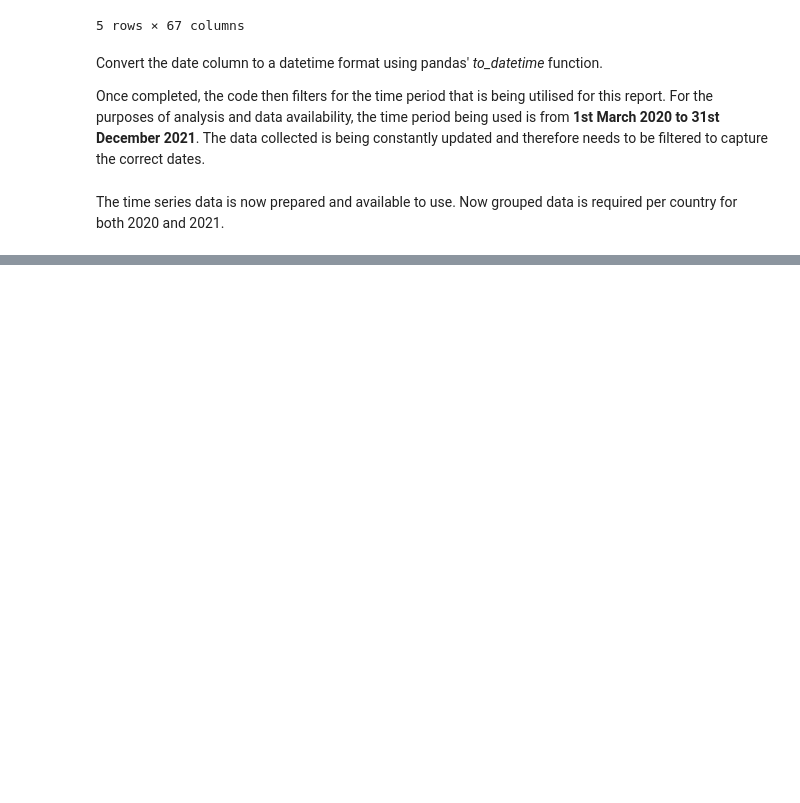
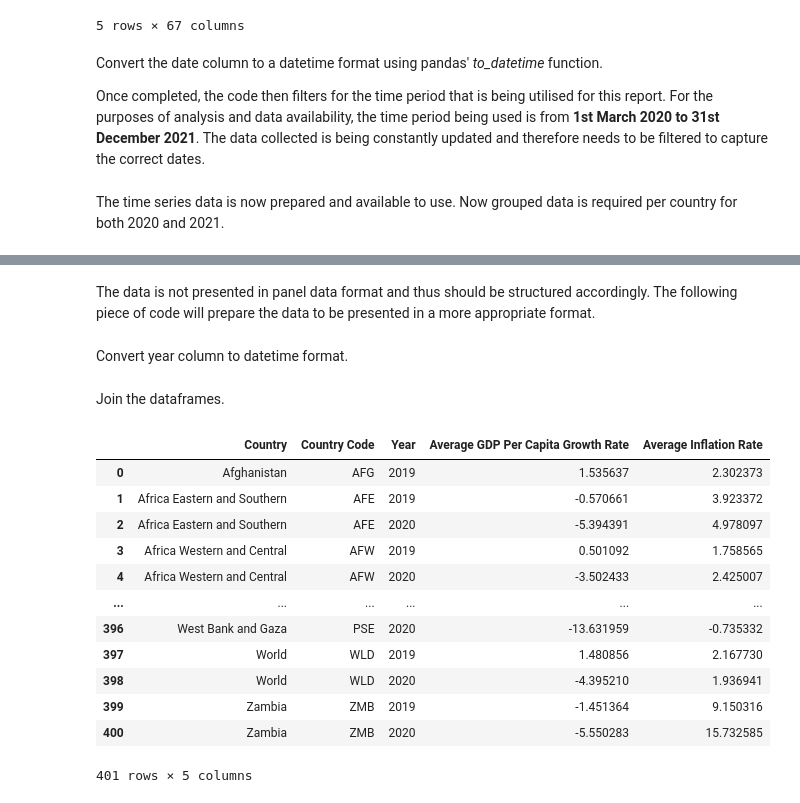
Before and after one commit to Arkiea/Project-1-group-B, a Jupyter notebook: Data Collection.ipynb, the cells around one changed output, grey strips where cells are left out. Drawn from its saved outputs; the diff is of its cells as text; code cells hidden in the pictures; blank space fills up the shorter version.

```diff
--- a/Data Collection.ipynb
+++ b/Data Collection.ipynb
@@ -118,0 +110,26 @@ There are two primary economic indicators that will be used to answer a number o
+# %%
+# Read real GDP growth data
+real_gdp = pd.read_csv('real_gdp_growth.csv')
+
+# Read inflation rate data from the worldbank API
+inflation = pd.read_csv('inflation_annual.csv')
+# %% [markdown]
+The data is not presented in panel data format and thus should be structured accordingly. The following piece of code will prepare the data to be presented in a more appropriate format.
+# %%
+# Stack data, reset index and rename columns
+real_gdp = real_gdp.set_index(['Country','Country Code', 'Indicator Name', 'Indicator Code']).\
+                    stack().reset_index().rename(columns = {'level_4' : 'Year',
+                                                            0 : 'GDP per capita growth (annual %)'})
+
+# Select only relevant columns within the real_gdp dataframe
+real_gdp = real_gdp.iloc[:,[0,1,4,5]]
+
+# Apply the above logic inflation data
+inflation = inflation.set_index(['Country','Country Code', 'Indicator Name', 'Indicator Code']).\
+                      stack().reset_index().rename(columns = {'level_4' : 'Year',
+                                                              0 : 'Inflation Rate'})
+
+# Select only relevant columns within the real_gdp dataframe
+inflation = inflation.iloc[:,[0,1,4,5]]
+# %% [markdown]
+Convert year column to datetime format.
@@ -118,0 +145,28 @@ There are two primary economic indicators that will be used to answer a number o
+# %% [markdown]
+Join the dataframes.
+# %%
+# Merge dataframes
+eco_data = pd.merge(real_gdp, inflation, on = ['Country','Year','Country Code'] , how = 'inner')
+
+# Take the average inflation rate and GDP per capita growth rate for 2019 and 2020 only (to join with Covid-19 data)
+eco_avg = eco_data[eco_data['Year'] >= '2019-01-01'].groupby(['Country','Country Code',eco_data.Year.dt.year]).\
+                                                     mean().rename(columns = {
+                                        'GDP per capita growth (annual %)' : 'Average GDP Per Capita Growth Rate',
+                                        'Inflation Rate' : 'Average Inflation Rate'}).reset_index()
+
+# Display results
+eco_avg
+# %% [output]
+|  | Country | Country Code | Year | Average GDP Per Capita Growth Rate | Average Inflation Rate |
+| 0 | Afghanistan | AFG | 2019 | 1.535637 | 2.302373 |
+| 1 | Africa Eastern and Southern | AFE | 2019 | -0.570661 | 3.923372 |
+| 2 | Africa Eastern and Southern | AFE | 2020 | -5.394391 | 4.978097 |
+| 3 | Africa Western and Central | AFW | 2019 | 0.501092 | 1.758565 |
+| 4 | Africa Western and Central | AFW | 2020 | -3.502433 | 2.425007 |
+| ... | ... | ... | ... | ... | ... |
+| 396 | West Bank and Gaza | PSE | 2020 | -13.631959 | -0.735332 |
+| 397 | World | WLD | 2019 | 1.480856 | 2.167730 |
+| 398 | World | WLD | 2020 | -4.395210 | 1.936941 |
+| 399 | Zambia | ZMB | 2019 | -1.451364 | 9.150316 |
+| 400 | Zambia | ZMB | 2020 | -5.550283 | 15.732585 |
+401 rows × 5 columns
```
Also changed, not shown: parts of 12 cells of this notebook, 2 other files.
